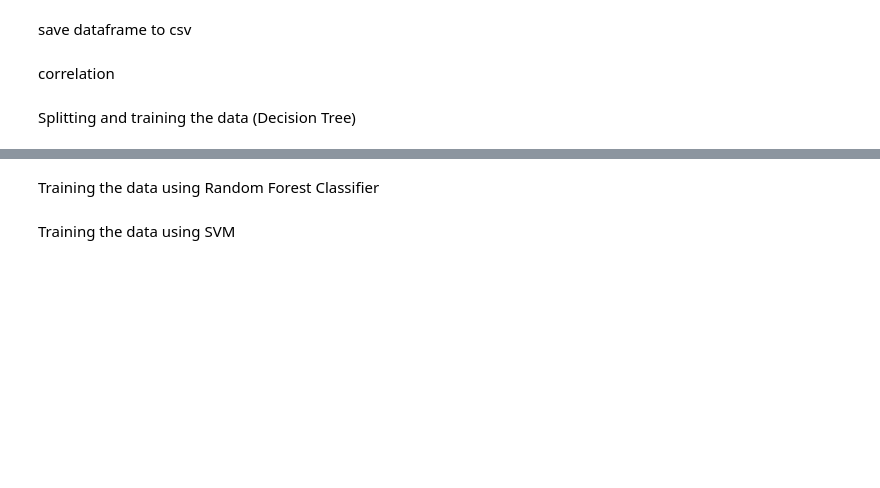
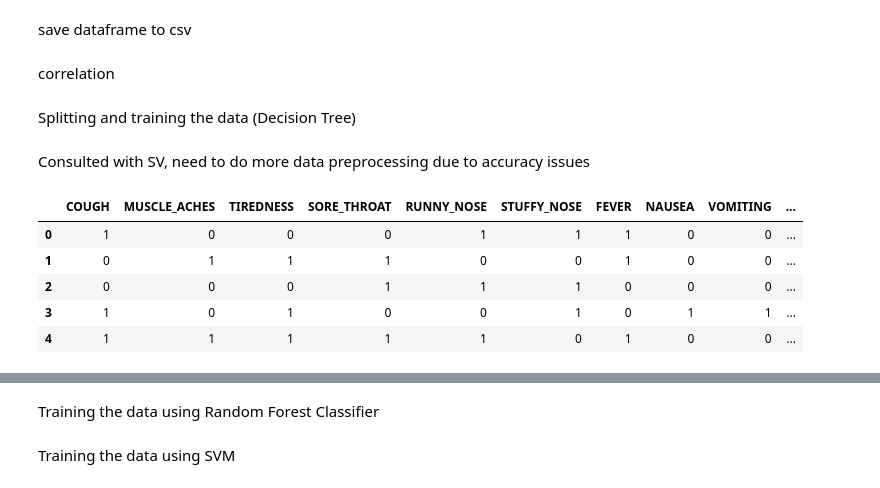
Before and after one commit to noctwilliam/fyp-data, a Jupyter notebook: data.ipynb, the cells around one changed output, grey strips where cells are left out. Saved outputs shown, nothing was run; the diff lists cells and outputs as text; code cells hidden in the pictures; blank space fills up the shorter version.

```diff
--- a/data.ipynb
+++ b/data.ipynb
@@ -120,0 +171,12 @@ joblib.dump(dt, 'decision_tree_model.pkl')
+# %% [markdown]
+Consulted with SV, need to do more data preprocessing due to accuracy issues
+# %%
+df_without_target = df.drop('SEVERITY', axis=1)
+df_without_target.head()
+# %% [output]
+|  | COUGH | MUSCLE_ACHES | TIREDNESS | SORE_THROAT | RUNNY_NOSE | STUFFY_NOSE | FEVER | NAUSEA | VOMITING | ... |
+| 0 | 1 | 0 | 0 | 0 | 1 | 1 | 1 | 0 | 0 | ... |
+| 1 | 0 | 1 | 1 | 1 | 0 | 0 | 1 | 0 | 0 | ... |
+| 2 | 0 | 0 | 0 | 1 | 1 | 1 | 0 | 0 | 0 | ... |
+| 3 | 1 | 0 | 1 | 0 | 0 | 1 | 0 | 1 | 1 | ... |
+| 4 | 1 | 1 | 1 | 1 | 1 | 0 | 1 | 0 | 0 | ... |
```
Also changed, not shown: parts of 17 cells of this notebook, 2 other files.
